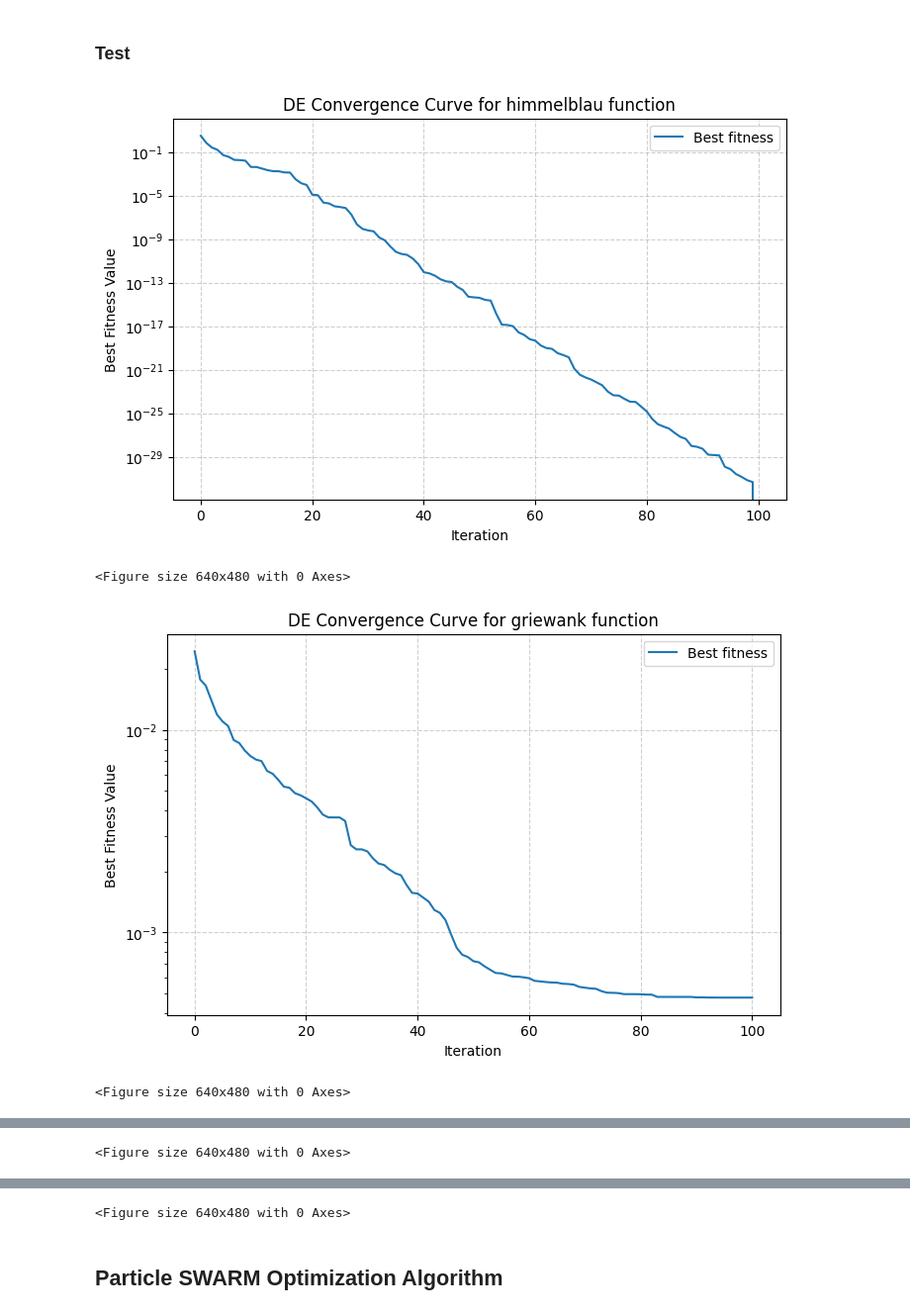
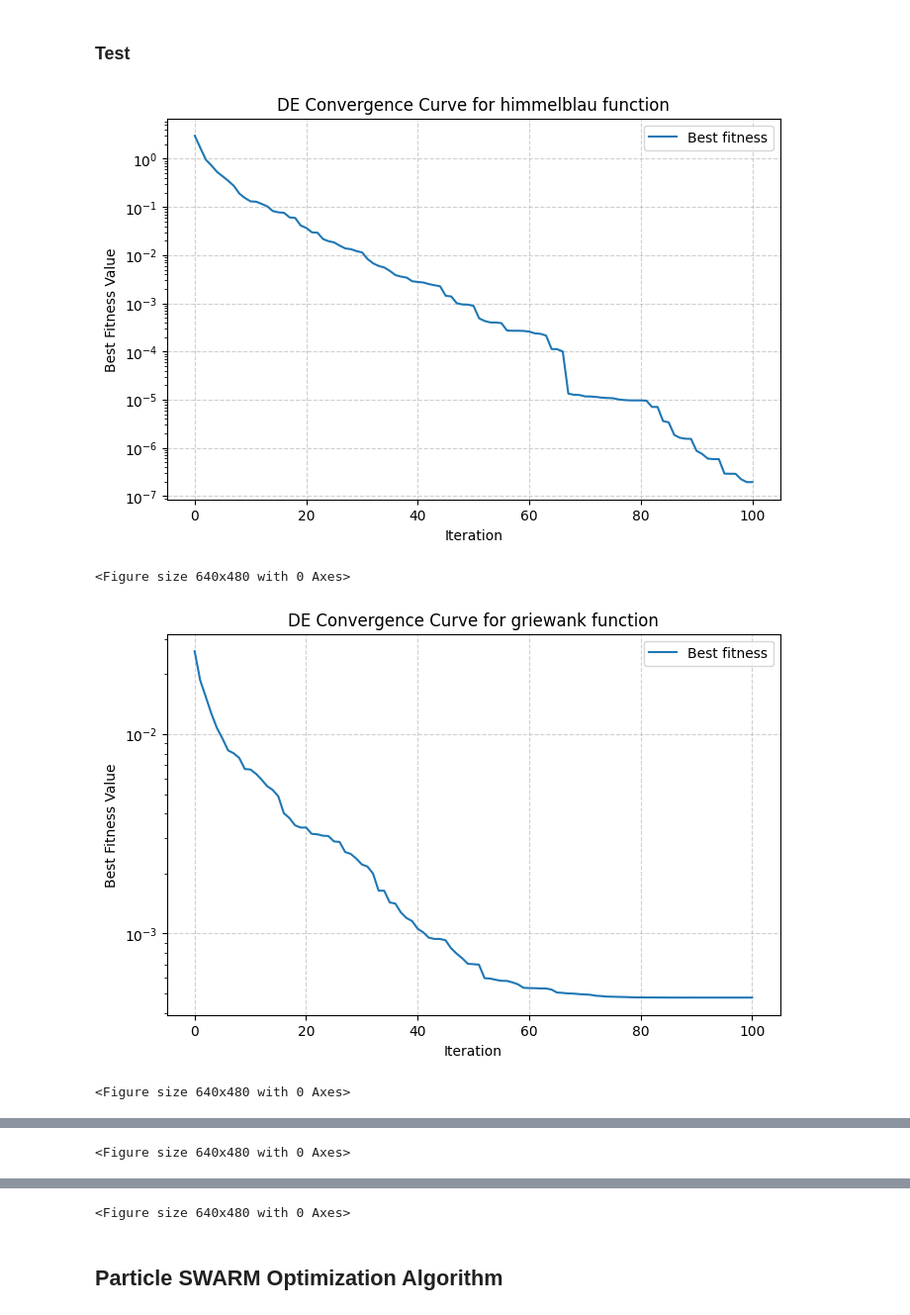
Before and after one commit to hortenciaarv/evol-hw, a Jupyter notebook: HW03/HW03.ipynb, the cells around one changed output, grey strips where cells are left out. Shown: that part at 99% size. Drawn from its saved outputs; the diff is of its cells as text; code cells hidden in the pictures.

```diff
--- a/HW03/HW03.ipynb
+++ b/HW03/HW03.ipynb
@@ -28,7 +28,7 @@ def rastrigin(x):
 def rosenbrock(x):
     return (1 - x[0])**2 + 100*(x[1] - x[0]**2)**2
 
-functions = {himmelblau: [(-3,3),(-3,3)],
+functions = {himmelblau: [(-5,5),(-5,5)],
              griewank : [(-5,5),(-5,5)],
              rastrigin : [(-5.12, 5.12), (-5.12, 5.12)],
              rosenbrock: [(-2.048, 2.048), (-2.048, 2.048)]
@@ -233,13 +233,15 @@ df_metrics.to_csv("GA_metrics.csv", index=True)
 
 Using the DE/rand/1 variant
 # %%
-def differential_evolution(func, bounds, pop_size, max_gen, F, cr):
+def differential_evolution(func, bounds, pop_size, max_gen, F, cr, rng):
+    rng = np.random.default_rng() if rng is None else rng
     dim = len(bounds)
 
     #initialize population
-    pop = np.random.rand(pop_size, dim)
+    pop = rng.random((pop_size, dim))
     for i in range(dim):
-        pop[:, i] = bounds[i][0] + pop[:, i] * (bounds[i][1] - bounds[i][0])
+        lo, hi = bounds[i]
+        pop[:, i] = lo + pop[:, i] * (hi - lo)
 
     #evaluante initial population
     fitness = np.array([func(ind) for ind in pop])
@@ -247,22 +249,23 @@ def differential_evolution(func, bounds, pop_size, max_gen, F, cr):
     #best history tracking
     best_history = [np.min(fitness)]
 
+    lows  = np.array([b[0] for b in bounds])
+    highs = np.array([b[1] for b in bounds])
+
     for gen in range(max_gen):
         for i in range(pop_size):
 
             # Mutation: DE/rand/1
-            idxs = [idx for idx in range(pop_size) if idx != i]
+            idxs = [j for j in range(pop_size) if j != i]
             # v(i,g) = x(r0,g) + F * (x(r1,g) - x(r2,g))
-            r0, r1, r2 = pop[np.random.choice(idxs, 3, replace=False)]
-            mutant = np.clip(r0 + F * (r1 - r2),
-                             [b[0] for b in bounds],
-                             [b[1] for b in bounds])
+            r0, r1, r2 = pop[rng.choice(idxs, 3, replace=False)]
+            mutant = r0 + F * (r1 - r2)
+            mutant = np.clip(mutant, lows, highs)
 
             #crossover
-            cross_points = np.random.rand(dim) < cr
-            j_rand = np.random.randint(dim)
-            cross_points[j_rand] = True
-            trial = np.where(cross_points, mutant, pop[i])
+            cross = rng.random(dim) < cr
+            cross[rng.integers(0, dim)] = True
+            trial = np.where(cross, mutant, pop[i])
 
             #selection
             f = func(trial)
@@ -270,7 +273,7 @@ def differential_evolution(func, bounds, pop_size, max_gen, F, cr):
                 pop[i] = trial
                 fitness[i] = f
 
-        best_history.append(np.min(fitness))
+        best_history.append(fitness.min())
 
     # Return best solution
     best_idx = np.argmin(fitness)
@@ -292,10 +295,11 @@ for function, bounds in functions.items():
     fitness_list_runs = []
 
     for run in range(num_runs):
+        rng = np.random.default_rng()
 
-        sol, fit, fitness_list = differential_evolution(func=function, bounds=bounds, pop_size=100, max_gen=100, F=0.7, cr=0.6)
+        sol, fit, fitness_list = differential_evolution(func=function, bounds=bounds, pop_size=100, max_gen=100, F=0.7, cr=0.6, rng=rng)
         best_fitness.append(fit)
-        best_solutions.append(sol)
+        #best_solutions.append(sol)
 
         fitness_list_runs.append(fitness_list)
         all_best_fitness.append(fit)
@@ -307,34 +311,34 @@ for function, bounds in functions.items():
         "Mean": mean_val,
         "Median": median_val,
         "Std Dev": std_val
     }
 
     mean_for_graph = np.mean(np.array(fitness_list_runs), axis=0)
     mean_curves[function.__name__] = mean_for_graph
 
     # visualize results
     plt.figure(figsize=(8,5))
     plt.plot(mean_for_graph, label='Best fitness')
     plt.title(f"DE Convergence Curve for {function.__name__} function")
     plt.xlabel("Iteration")
     plt.ylabel("Best Fitness Value")
     plt.yscale("log")
     plt.grid(True, linestyle='--', alpha=0.6)
     plt.legend()
     #plt.savefig(f"PSO_{function.__name__}_convergence.png")
     plt.show()
 
     plt.clf()
 
 df_means = pd.DataFrame(mean_curves)
 df_means.index.name = "Iteration"
 df_means.to_csv("DE_mean_convergence_curves.csv", index=True)
 
 df_metrics = pd.DataFrame.from_dict(all_metrics, orient="index")
 df_metrics.index.name = "Function"
 df_metrics.to_csv("DE_metrics.csv", index=True)
 # %% [output]
-[figure, old version]
+[figure, new version]
 <Figure size 640x480 with 0 Axes>
-[figure, old version]
+[figure, new version]
 <Figure size 640x480 with 0 Axes>
```
Also changed, not shown: parts of 2 cells of this notebook, 2 other files.
